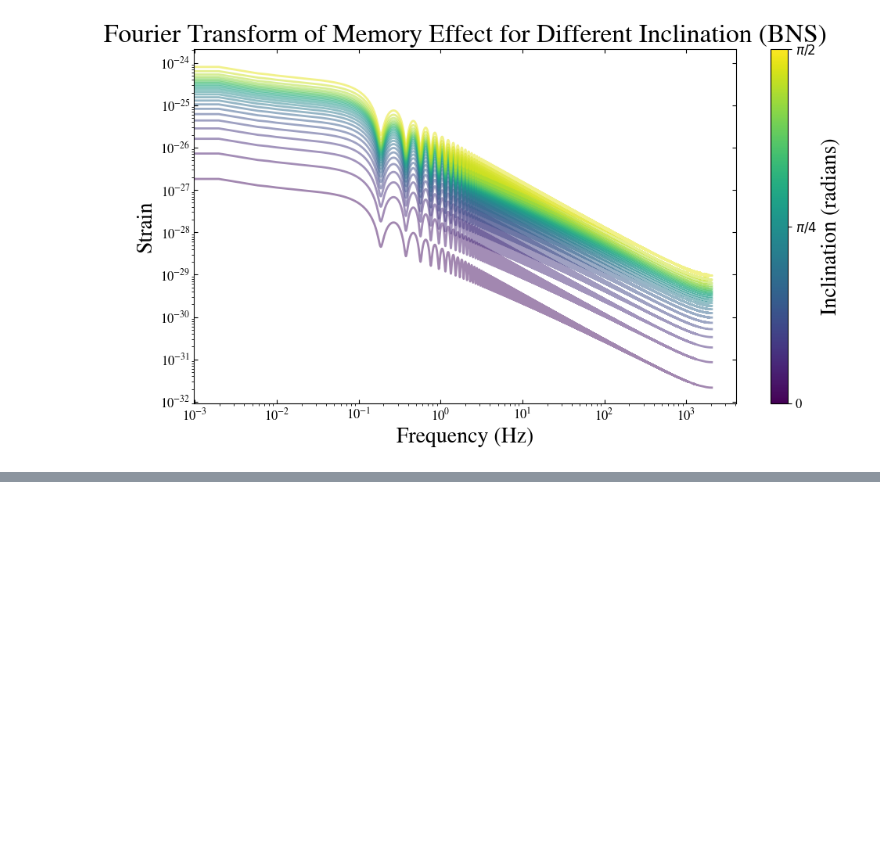
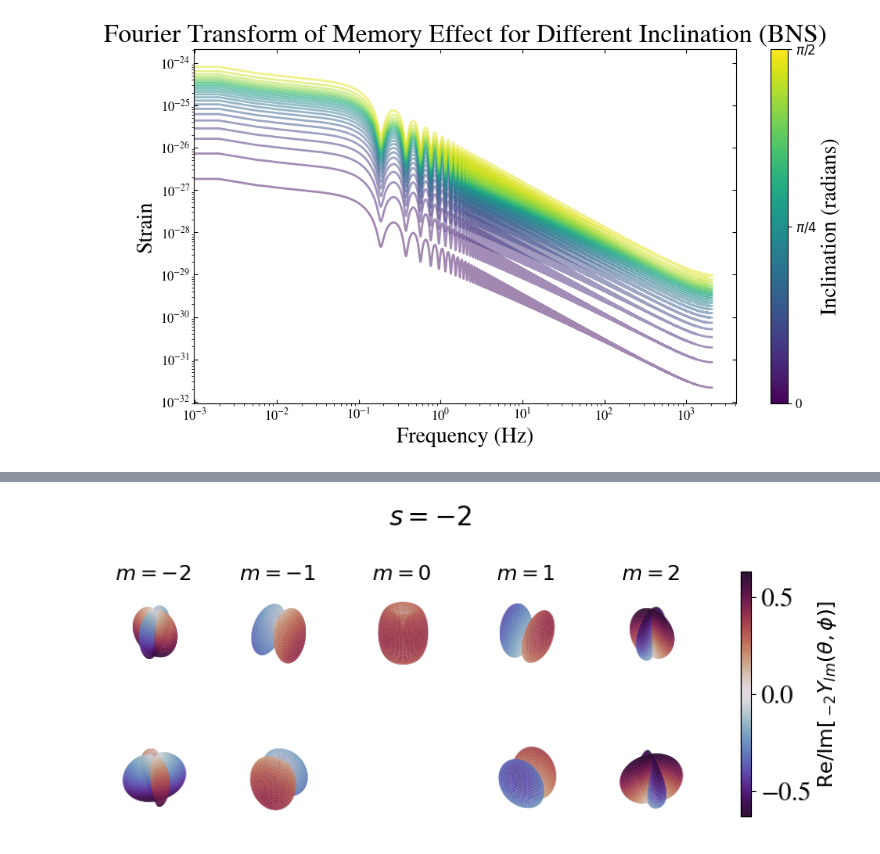
Before and after one commit to ThomasBastro/Memory_effect, a Jupyter notebook: Illustrations/Illustrations.ipynb, the cells around one changed output, grey strips where cells are left out. Drawn from its saved outputs; the diff is of its cells as text; code cells hidden in the pictures; blank space fills up the shorter version.

```diff
--- a/Illustrations/Illustrations.ipynb
+++ b/Illustrations/Illustrations.ipynb
@@ -556,0 +562,79 @@ Value of lambda1: 350.0, lambda2: 350.0 for q=1 and lam_tilde=350
+# %%
+from matplotlib import cm
+import matplotlib as mpl
+# General parameters
+N = 250 # number of points in theta and phi
+theta = np.linspace(0, np.pi, N)
+phi = np.linspace(0, 2*np.pi, N)
+theta_grid, phi_grid = np.meshgrid(theta, phi)
+# Plot for :
+s = -2 # spin weight
+l_values = [2] # l values to plot
+max_m_count = max(2*l+1 for l in l_values)
+# create subplots based on l and m values - real and imag parts
+fig, axes = plt.subplots(
+    2*len(l_values), max_m_count, # 2 rows (real + imag) per l, max_m_count columns
+    figsize=(1.5*max_m_count, 2.*len(l_values)*2), # size that seems to be ok
+    subplot_kw={'projection': '3d'}
+)
+
+all_vals = []
+for l in l_values:
+    for m in range(-l, l+1):
+        Y = np.vectorize(sYlm, otypes=[complex])(s, l, m, theta_grid, phi_grid) # vectorized sYlm to be applied on grids
+        all_vals.append(np.real(Y))
+        all_vals.append(np.imag(Y))
+# Find min and max + normalize for colormap
+vmin = np.min([np.min(v) for v in all_vals])
+vmax = np.max([np.max(v) for v in all_vals])
+norm = mpl.colors.Normalize(vmin=vmin, vmax=vmax)
+cmap = cm.twilight_shifted
+
+
+for i, l in enumerate(l_values):
+    m_values = list(range(-l, l+1))
+    offset = (max_m_count - len(m_values)) // 2
+    for j, m in enumerate(m_values):
+        # Real part = First row
+        ax_re = axes[2*i, j+offset]
+        Y = np.vectorize(sYlm, otypes=[complex])(s, l, m, theta_grid, phi_grid)
+        val_re = np.real(Y)
+        R_re = np.abs(val_re)
+        X = R_re * np.sin(theta_grid) * np.cos(phi_grid)
+        Yc = R_re * np.sin(theta_grid) * np.sin(phi_grid)
+        Z = R_re * np.cos(theta_grid)
+        facecolors_re = cmap(norm(val_re))
+        ax_re.plot_surface(X, Yc, Z, facecolors=facecolors_re, rstride=2, cstride=2, linewidth=0, antialiased=True, shade=False)
+        ax_re.set_title(f"$m={m}$", fontsize=16)
+        ax_re.set_axis_off()
+        ax_re.set_box_aspect([1,1,1])
+
+        # Imaginary part = Second row
+        ax_im = axes[2*i+1, j+offset]
+        val_im = np.imag(Y)
+        R_im = np.abs(val_im)
+        X = R_im * np.sin(theta_grid) * np.cos(phi_grid)
+        Yc = R_im * np.sin(theta_grid) * np.sin(phi_grid)
+        Z = R_im * np.cos(theta_grid)
+        facecolors_im = cmap(norm(val_im))
+        ax_im.plot_surface(X, Yc, Z, facecolors=facecolors_im, rstride=2, cstride=2, linewidth=0, antialiased=True, shade=False)
+        ax_im.set_axis_off()
+        ax_im.set_box_aspect([1,1,1])
+
+    # Mask unused subplots
+    for j in range(max_m_count):
+        if j < offset or j >= offset + len(m_values):
+            axes[2*i, j].set_visible(False)
+            axes[2*i+1, j].set_visible(False)
+
+fig.subplots_adjust(right=0.92)
+cbar_ax = fig.add_axes([0.94, 0.18, 0.015, 0.65])
+sm = cm.ScalarMappable(cmap=cmap, norm=norm)
+cbar = fig.colorbar(sm, cax=cbar_ax)
+cbar.set_label(r"$\mathrm{Re}/\mathrm{Im}[\,_{-2}Y_{lm}(\theta,\phi)]$", fontsize=16)
+
+fig.text(0.5, 0.97, rf"$s={s}$", ha='center', va='center', fontsize=20, weight='bold')
+plt.tight_layout(rect=[0, 0, 0.92, 0.95])
+plt.show()
+# %% [output]
+[figure, added]
```
Also changed, not shown: parts of 2 cells of this notebook, 7 other files.
